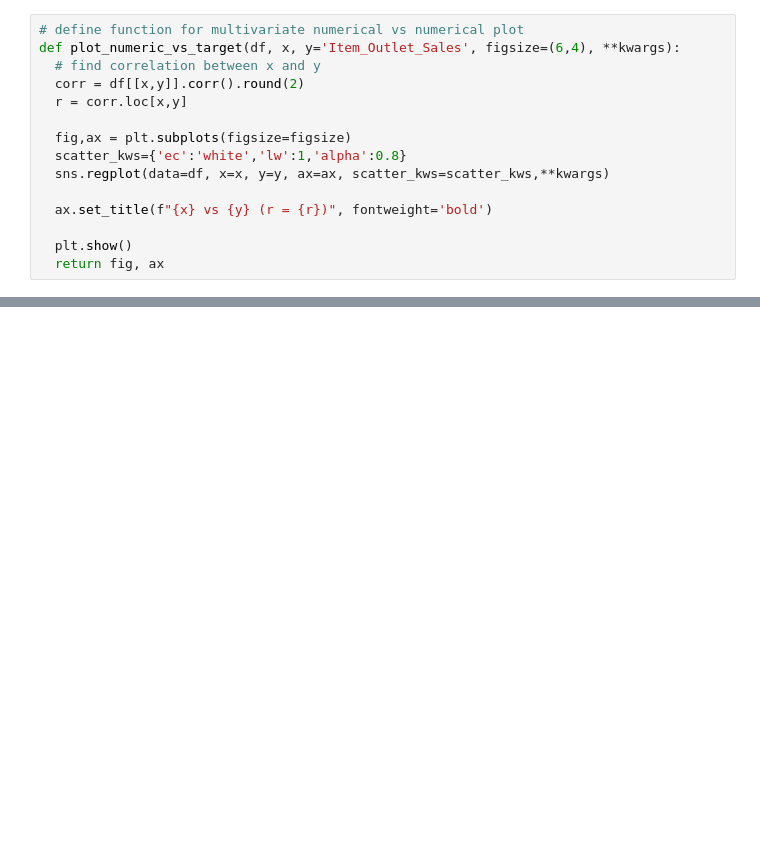
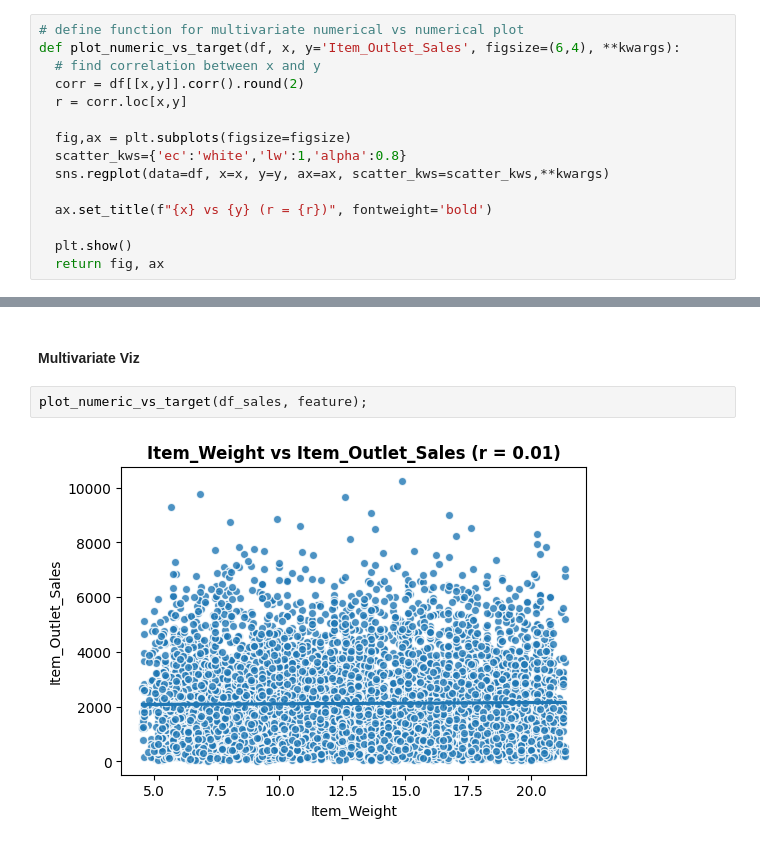
Before and after one commit to Carla9711/Prediction-of-Product-Sales, a Jupyter notebook: Prediction of Product Sales.ipynb, the cells around one changed output, grey strips where cells are left out. Cells and saved outputs as stored; diff of their text form; blank space fills up the shorter version.

```diff
--- a/Prediction of Product Sales.ipynb
+++ b/Prediction of Product Sales.ipynb
@@ -669,0 +723,6 @@ def plot_numeric_vs_target(df, x, y='Item_Outlet_Sales', figsize=(6,4), **kwargs
+# %% [markdown]
+#### Multivariate Viz
+# %%
+plot_numeric_vs_target(df_sales, feature);
+# %% [output]
+[figure, added]
```
Also changed, not shown: parts of 36 cells of this notebook.
